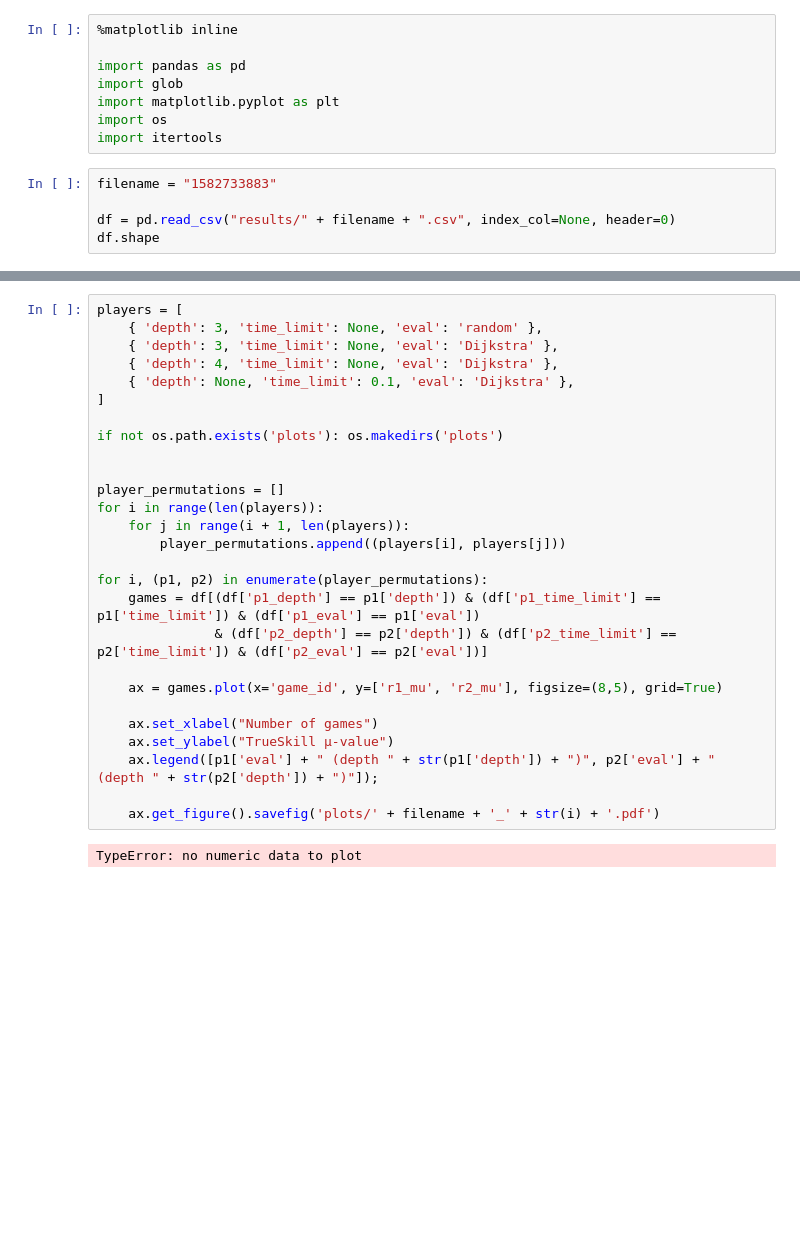
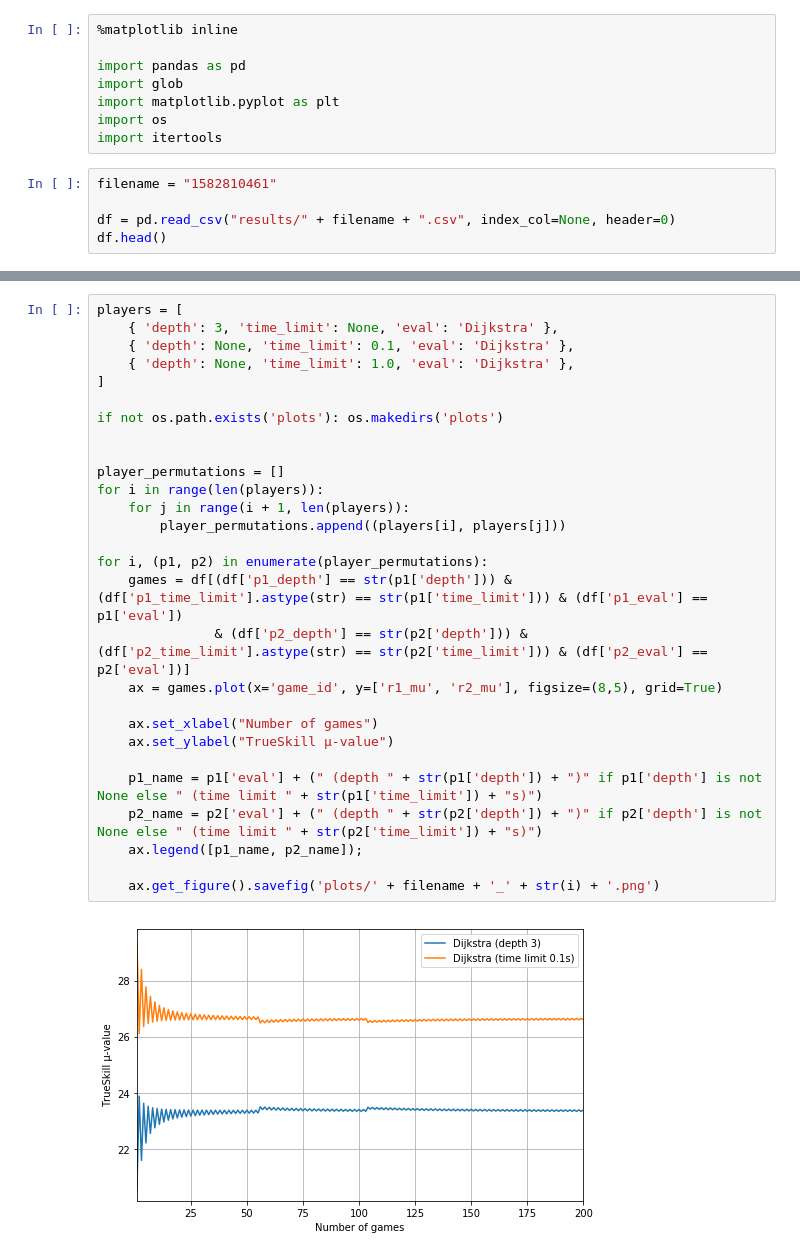
Before and after one commit to hieronx/rl, a Jupyter notebook: a1/plot.ipynb, the cells around one changed output, grey strips where cells are left out. Saved outputs shown, nothing was run; the diff lists cells and outputs as text; blank space fills up the shorter version.

Commit message:
feat: update plots

```diff
--- a/a1/plot.ipynb
+++ b/a1/plot.ipynb
@@ -7,8 +7,8 @@ import matplotlib.pyplot as plt
 import os
 import itertools
 # %%
-filename = "1582733883"
+filename = "1582810461"
 
 df = pd.read_csv("results/" + filename + ".csv", index_col=None, header=0)
-df.shape
+df.head()
 # %% [output]
@@ -16,29 +21,30 @@ df.shape
 # %%
 players = [
-    { 'depth': 3, 'time_limit': None, 'eval': 'random' },
     { 'depth': 3, 'time_limit': None, 'eval': 'Dijkstra' },
-    { 'depth': 4, 'time_limit': None, 'eval': 'Dijkstra' },
     { 'depth': None, 'time_limit': 0.1, 'eval': 'Dijkstra' },
+    { 'depth': None, 'time_limit': 1.0, 'eval': 'Dijkstra' },
 ]
 
 if not os.path.exists('plots'): os.makedirs('plots')
 
 
 player_permutations = []
 for i in range(len(players)):
     for j in range(i + 1, len(players)):
         player_permutations.append((players[i], players[j]))
 
 for i, (p1, p2) in enumerate(player_permutations):
-    games = df[(df['p1_depth'] == p1['depth']) & (df['p1_time_limit'] == p1['time_limit']) & (df['p1_eval'] == p1['eval'])
-               & (df['p2_depth'] == p2['depth']) & (df['p2_time_limit'] == p2['time_limit']) & (df['p2_eval'] == p2['eval'])]
-
+    games = df[(df['p1_depth'] == str(p1['depth'])) & (df['p1_time_limit'].astype(str) == str(p1['time_limit'])) & (df['p1_eval'] == p1['eval'])
+               & (df['p2_depth'] == str(p2['depth'])) & (df['p2_time_limit'].astype(str) == str(p2['time_limit'])) & (df['p2_eval'] == p2['eval'])]
     ax = games.plot(x='game_id', y=['r1_mu', 'r2_mu'], figsize=(8,5), grid=True)
 
     ax.set_xlabel("Number of games")
     ax.set_ylabel("TrueSkill μ-value")
-    ax.legend([p1['eval'] + " (depth " + str(p1['depth']) + ")", p2['eval'] + " (depth " + str(p2['depth']) + ")"]);
 
-    ax.get_figure().savefig('plots/' + filename + '_' + str(i) + '.pdf')
+    p1_name = p1['eval'] + (" (depth " + str(p1['depth']) + ")" if p1['depth'] is not None else " (time limit " + str(p1['time_limit']) + "s)")
+    p2_name = p2['eval'] + (" (depth " + str(p2['depth']) + ")" if p2['depth'] is not None else " (time limit " + str(p2['time_limit']) + "s)")
+    ax.legend([p1_name, p2_name]);
+
+    ax.get_figure().savefig('plots/' + filename + '_' + str(i) + '.png')
 # %% [output]
-TypeError: no numeric data to plot
+[figure, added]
```
Also changed, not shown: parts of 2 cells of this notebook, 1 other file.
